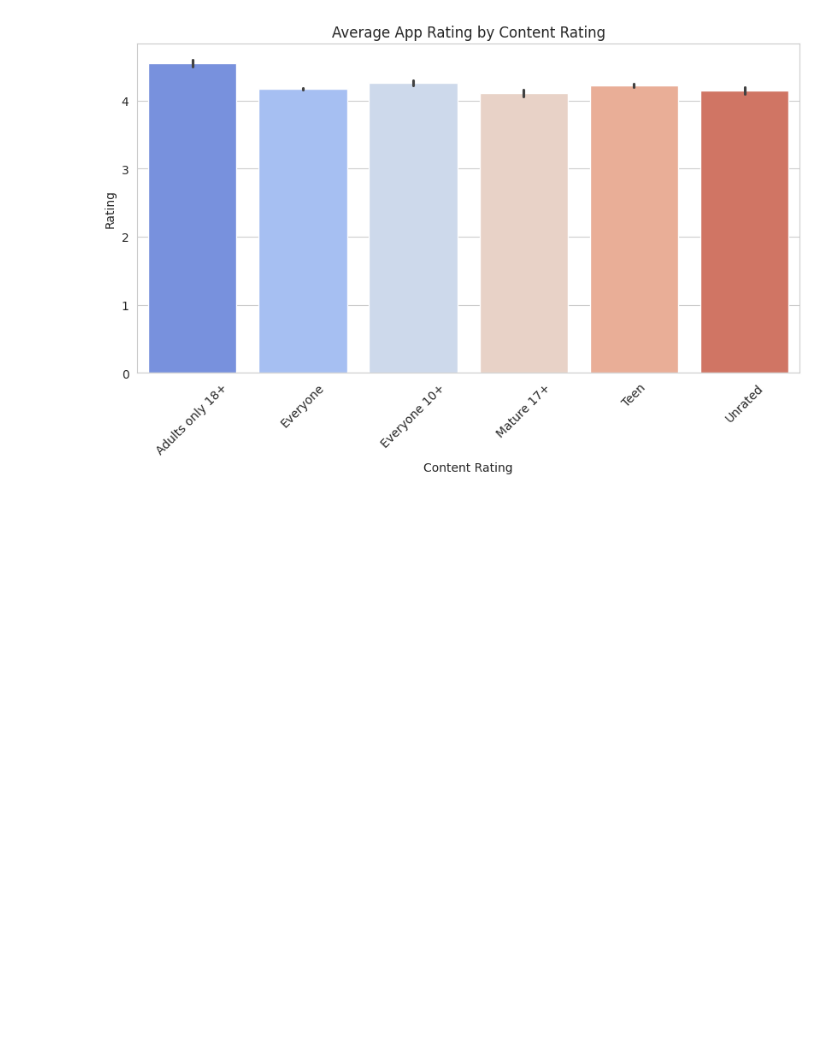
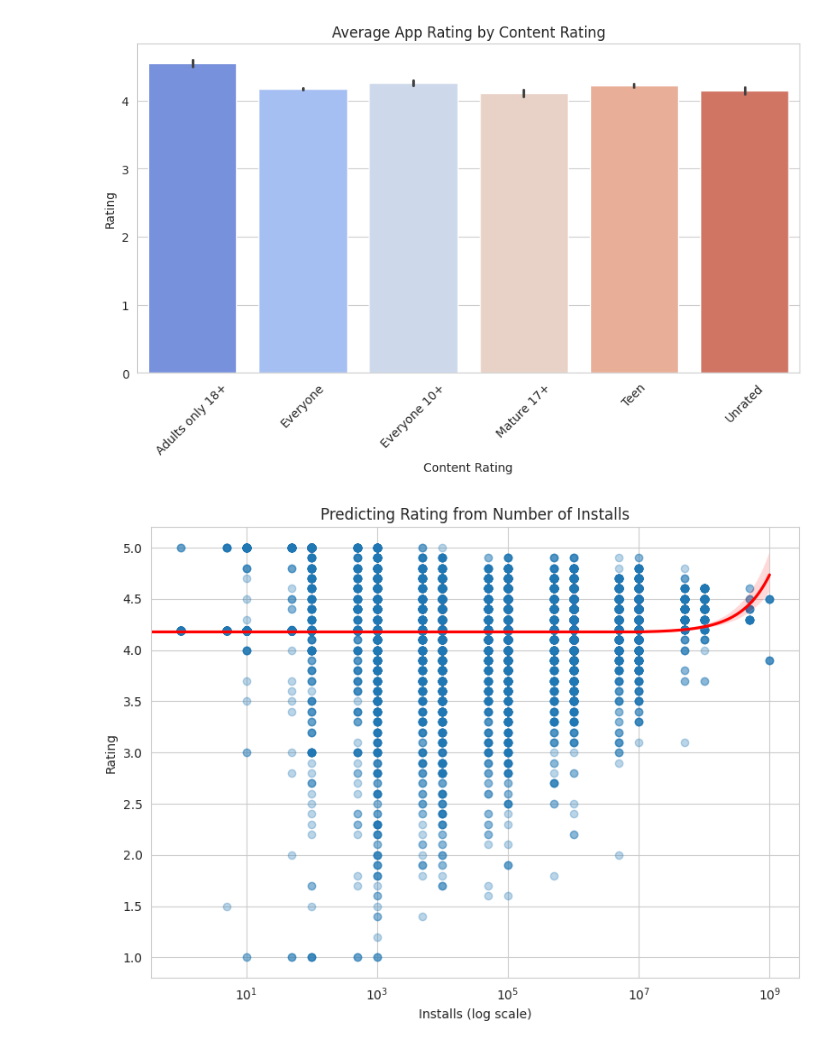
Before and after one commit to svgoudar/My-Data-Science-Roadmap, a Jupyter notebook: EDA/Data Cleaning.ipynb, the cells around one changed output. Saved outputs shown, nothing was run; the diff lists cells and outputs as text; code cells hidden in the pictures; blank space fills up the shorter version.

```diff
--- a/EDA/Data Cleaning.ipynb
+++ b/EDA/Data Cleaning.ipynb
@@ -976,3 +976,20 @@ plt.xticks(rotation=45)
 plt.show()
 # %% [output]
 [figure]
+# %%
+import seaborn as sns
+import matplotlib.pyplot as plt
+
+# Convert installs to numeric
+df_apps['Installs_clean'] = df_apps['Installs'].replace('[+,]', '', regex=True).astype(float)
+
+plt.figure(figsize=(8, 6))
+sns.regplot(x='Installs_clean', y='Rating', data=df_apps, scatter_kws={'alpha':0.3}, line_kws={"color": "red"})
+plt.xscale('log')  # Use log scale for installs
+plt.xlabel('Installs (log scale)')
+plt.ylabel('Rating')
+plt.title('Predicting Rating from Number of Installs')
+plt.tight_layout()
+plt.show()
+# %% [output]
+[figure, added]
```
Also changed, not shown: parts of 2 cells of this notebook.
